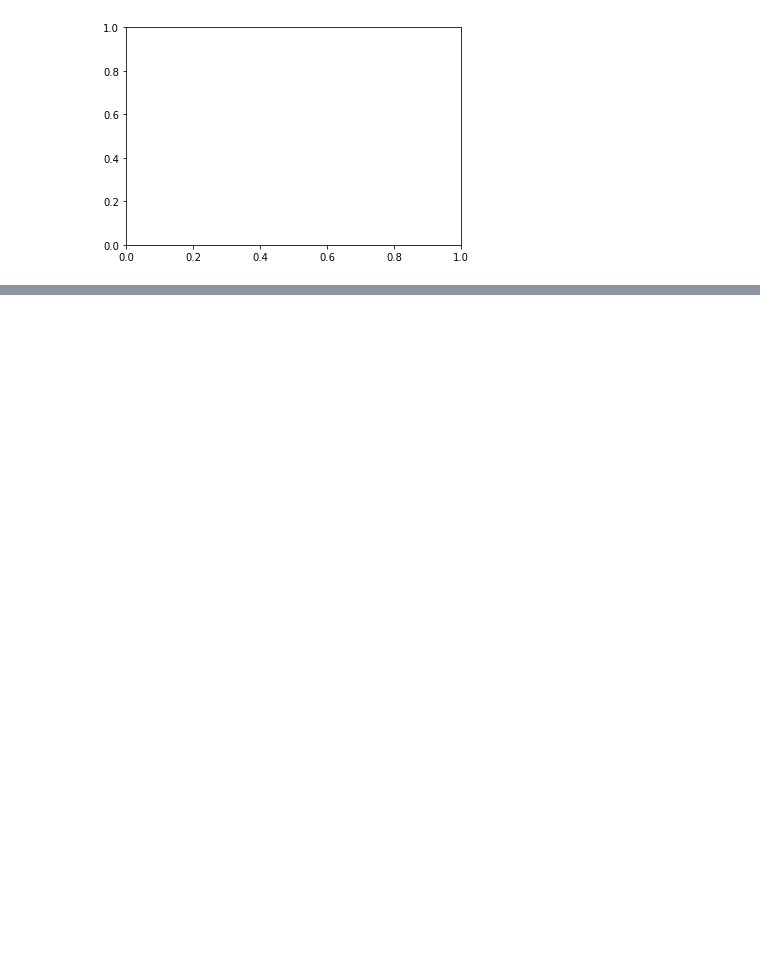
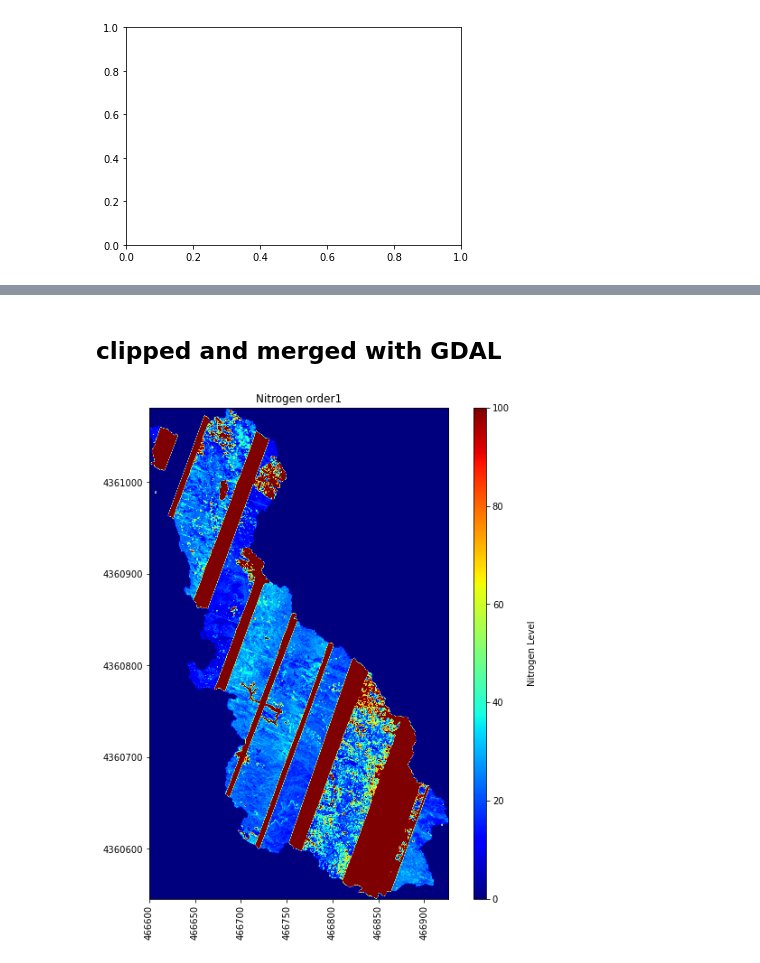
Before and after one commit to gnarledbranches/ea-2021-final-project-fire-histories-for-hydrologic-modeling, a Jupyter notebook: aviris.ipynb, the cells around one changed output, grey strips where cells are left out. Saved outputs shown, nothing was run; the diff lists cells and outputs as text; code cells hidden in the pictures; blank space fills up the shorter version.

```diff
--- a/aviris.ipynb
+++ b/aviris.ipynb
@@ -360,0 +466,14 @@ plot_array(nitrogen_crop_array_gdal[:,:,0],
+# %% [markdown]
+## clipped and merged with GDAL
+# %%
+fig, ax = plt.subplots(figsize=(10,10))
+
+
+plot_array(nitrogen_crop_array_gdal_order1[:,:,0],
+           nitrogen_crop_gdal_order1_metadata['extent'],
+           (0,100),
+           title='Nitrogen order1',
+           cmap_title='Nitrogen Level',
+           colormap='jet')
+# %% [output]
+[figure, added]
```
Also changed, not shown: parts of 59 cells of this notebook.
